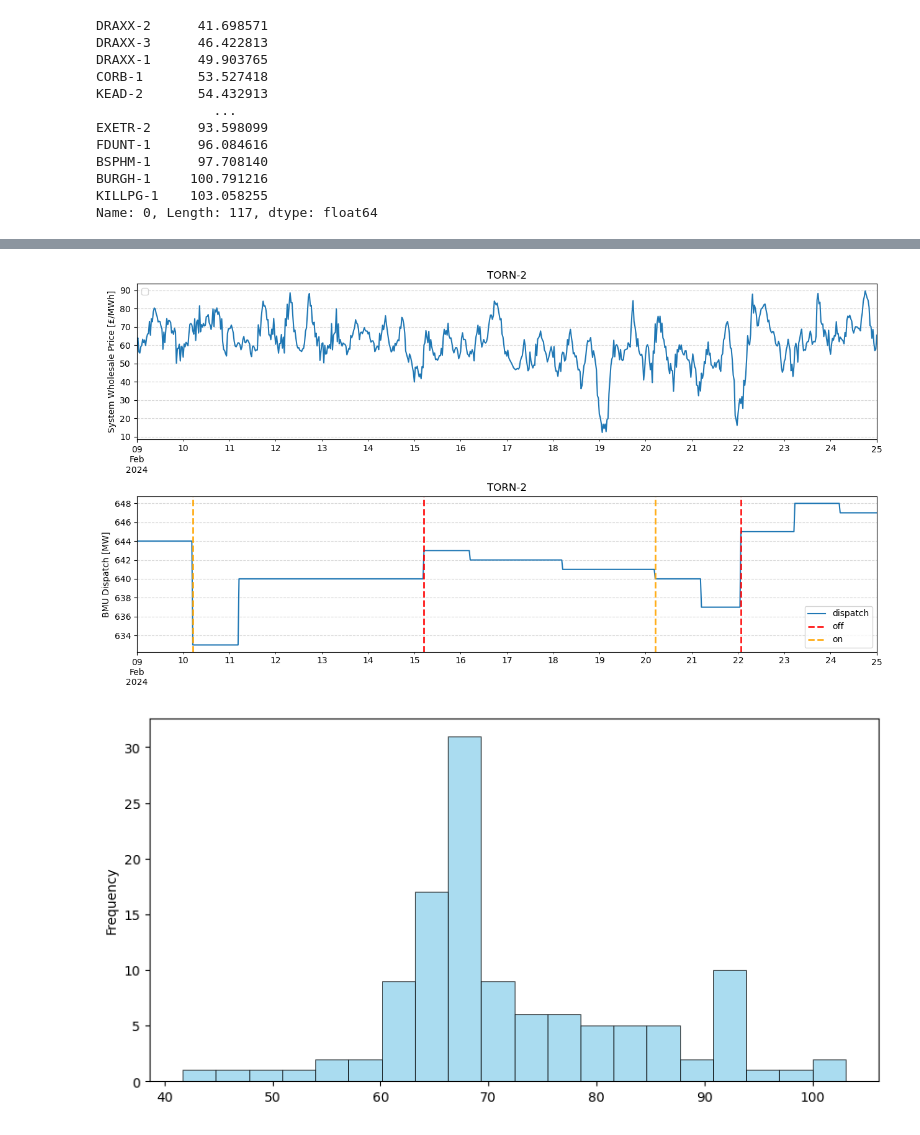
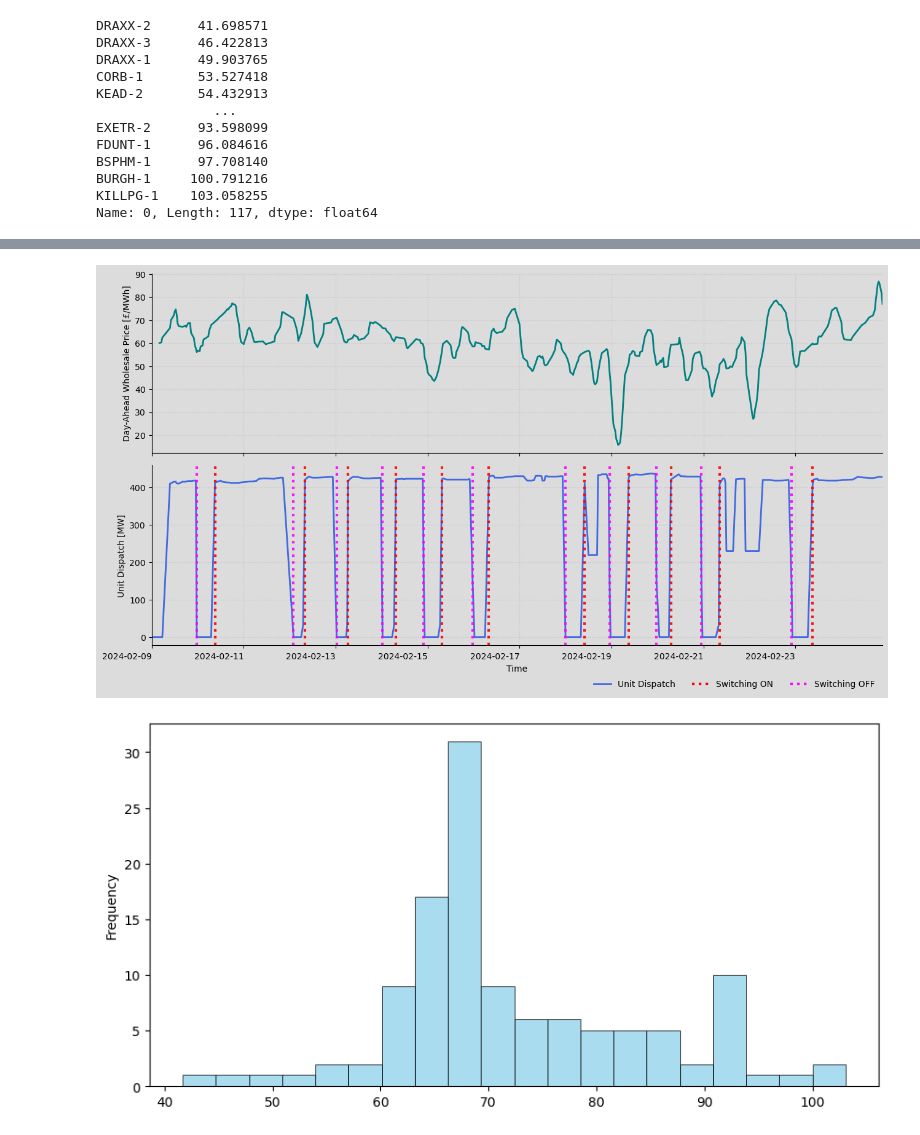
Before and after one commit to LukasFrankenQ/LMP, a Jupyter notebook: notebooks/get_generator_marginals.ipynb, the cells around one changed output, grey strips where cells are left out. Cells and saved outputs as stored; diff of their text form; code cells hidden in the pictures.

```diff
--- a/notebooks/get_generator_marginals.ipynb
+++ b/notebooks/get_generator_marginals.ipynb
@@ -37,0 +62,8 @@ ts = prices.index
+# %%
+prices = pd.read_csv(
+    Path.cwd().parent / 'data' / 'winter_202324_market_index.csv',
+    index_col=0,
+    parse_dates=True
+    ).rename(columns={'Price': 'price'})["price"]
+prices.sort_index(inplace=True)
+prices.index
@@ -38,3 +83,8 @@ ts = prices.index
+# %%
+# shared_index = bmus.index.intersection(prices.index)
+shared_index = prices.index.intersection(bmus.index)
+bmus = bmus.loc[shared_index].drop_duplicates()
+prices = prices.loc[shared_index].drop_duplicates()
 # %%
 ests = pd.read_csv(Path.cwd().parent / 'resources' / 'bmu_cost_estimates.csv', index_col=0).iloc[:,0]
 ests.sort_values()
@@ -335,18 +422,39 @@ Length: 4373, dtype: float64
 # %%
 fig, axs = plt.subplots(2, 1, figsize=(13, 7))
 
+fig.patch.set_facecolor(background_color)
+for ax in axs:
+    ax.set_facecolor(background_color)
+
+linewidth = 2.
+# main_color = '#6699CC'
+main_color = 'royalblue'
+
 # full_index = pd.date_range(prices.index[0], prices.index[-1], freq='30T')
-full_index = pd.date_range('2024-02-09', '2024-02-25', freq='30T')
+full_index = pd.date_range(
+    '2024-02-09',
+    '2024-02-25',
+    freq='30T').tz_localize('utc')
 
-prices.loc[full_index].plot(ax=axs[0])
+full_index = full_index.intersection(prices.index)
+
+prices.loc[full_index].rolling(5).mean().plot(
+    ax=axs[0],
+    color='teal',
+    linewidth=linewidth,
+    legend=False
+    )
 p = bmus.loc[full_index, unit]
 
 switchons = get_extremes(p, mode='on')
 switchoffs = get_extremes(p, mode='off')
 
-print(switchoffs, switchons)
-
-p.plot(ax=axs[1], label='dispatch')
+p.plot(
+    ax=axs[1],
+    legend=False,
+    color=main_color,
+    linewidth=linewidth
+    )
 
 for i, n in enumerate(switchoffs):
 
@@ -354,7 +462,7 @@ for i, n in enumerate(switchoffs):
         label = 'off'
     else:
         label = None
-    axs[1].axvline(p.index[n], color='r', linestyle='--', alpha=0.9, label=label, linewidth=2)
+    axs[1].axvline(p.index[n], color='r', linestyle=':', alpha=0.9, label=label, linewidth=3)
 
 for i, n in enumerate(switchons):
 
@@ -362,23 +470,50 @@ for i, n in enumerate(switchons):
         label = 'on'
     else:
         label = None
-    axs[1].axvline(p.index[n], color='orange', linestyle='--', alpha=0.9, label=label, linewidth=2)
+    axs[1].axvline(p.index[n], color='magenta', linestyle=':', alpha=0.9, label=label, linewidth=3)
 
 switchons = pd.Index([p.index[n] for n in switchons])
 switchoffs = pd.Index([p.index[n] for n in switchoffs])
 
-print(switchons)
-print(switchoffs)
+from matplotlib.lines import Line2D
+handles = [
+    Line2D([0], [0], color=main_color, linewidth=linewidth),
+    Line2D([0], [0], color='r', linewidth=3, linestyle=':'),
+    Line2D([0], [0], color='magenta', linewidth=3, linestyle=':'),
+]
+labels = [
+    'Unit Dispatch',
+    'Switching ON',
+    'Switching OFF'
+    ]
+
+
+
+axs[0].set_xticklabels([])
+for ax in axs:
+    ax.grid(True, linestyle=':', alpha=0.5)
+    ax.set_xlim(full_index[0], full_index[-1])
+
+axs[1].legend(
+    handles, labels,
+    frameon=False,
+    ncol=3,
+    fontsize=10,
+    bbox_to_anchor=(1.0, -0.15)
+)
+
+axs[0].set_ylabel("Day-Ahead Wholesale Price [£/MWh]")
+axs[1].set_ylabel("Unit Dispatch [MW]")
+
+axs[1].tick_params(axis='x', rotation=0, pad=5)
+axs[1].set_xlabel("Time")
 
 for ax in axs:
-    ax.grid(True, linestyle='--', alpha=0.5)
-    ax.legend()
-    ax.set_title(unit)
+    ax.spines['top'].set_visible(False)
+    ax.spines['right'].set_visible(False)
 
-axs[0].set_ylabel("System Wholesale Price [£/MWh]")
-axs[1].set_ylabel("BMU Dispatch [MW]")
+plt.tight_layout()
 
-# ax.set_xlim(full_index[0], full_index[1400])
-plt.tight_layout()
+plt.savefig('price_dispatch.png', dpi=300)
 plt.show()
 # %% [output]
@@ -389,4 +520,4 @@ DatetimeIndex(['2024-02-15 05:00:00', '2024-02-22 01:30:00'], dtype='datetime64[
-[figure, old version]
+[figure, new version]
 # %%
 get_bmu_price_distribution(p, prices, visval=True, neighbour_filter=10)
 # %%
```
Also changed, not shown: parts of 27 cells of this notebook, 5 other files.
